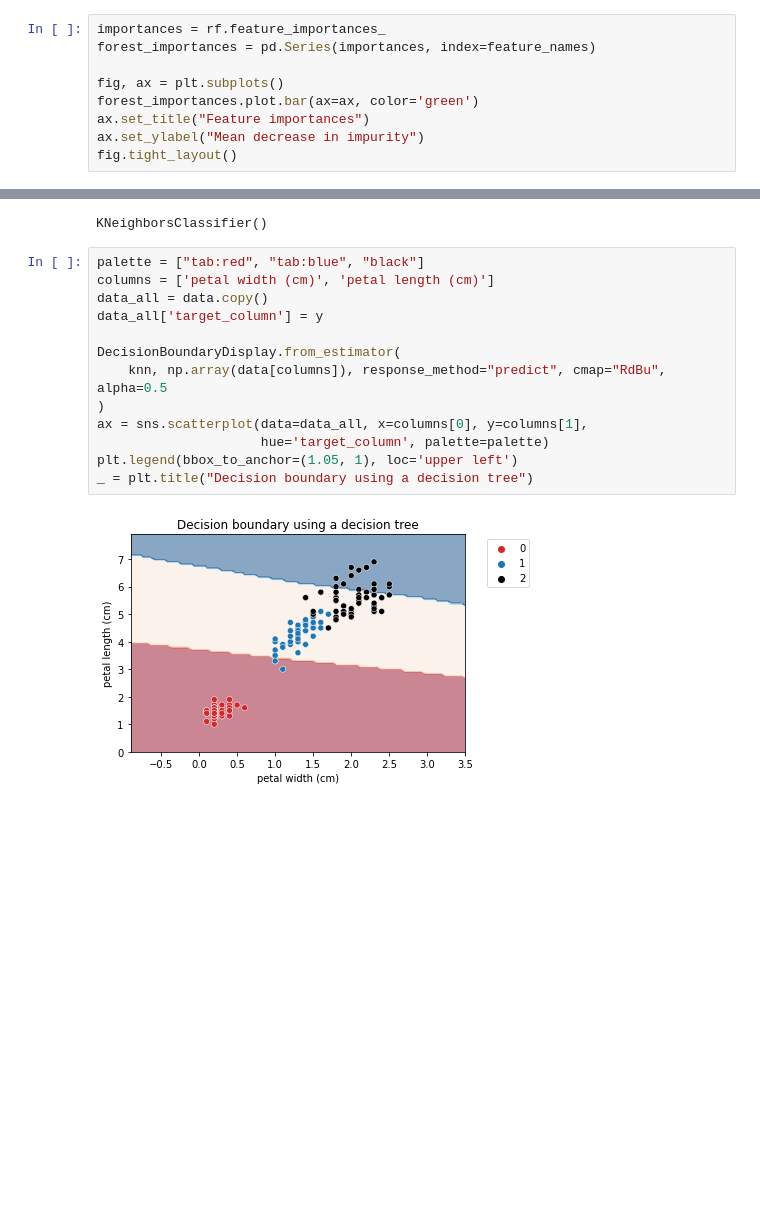
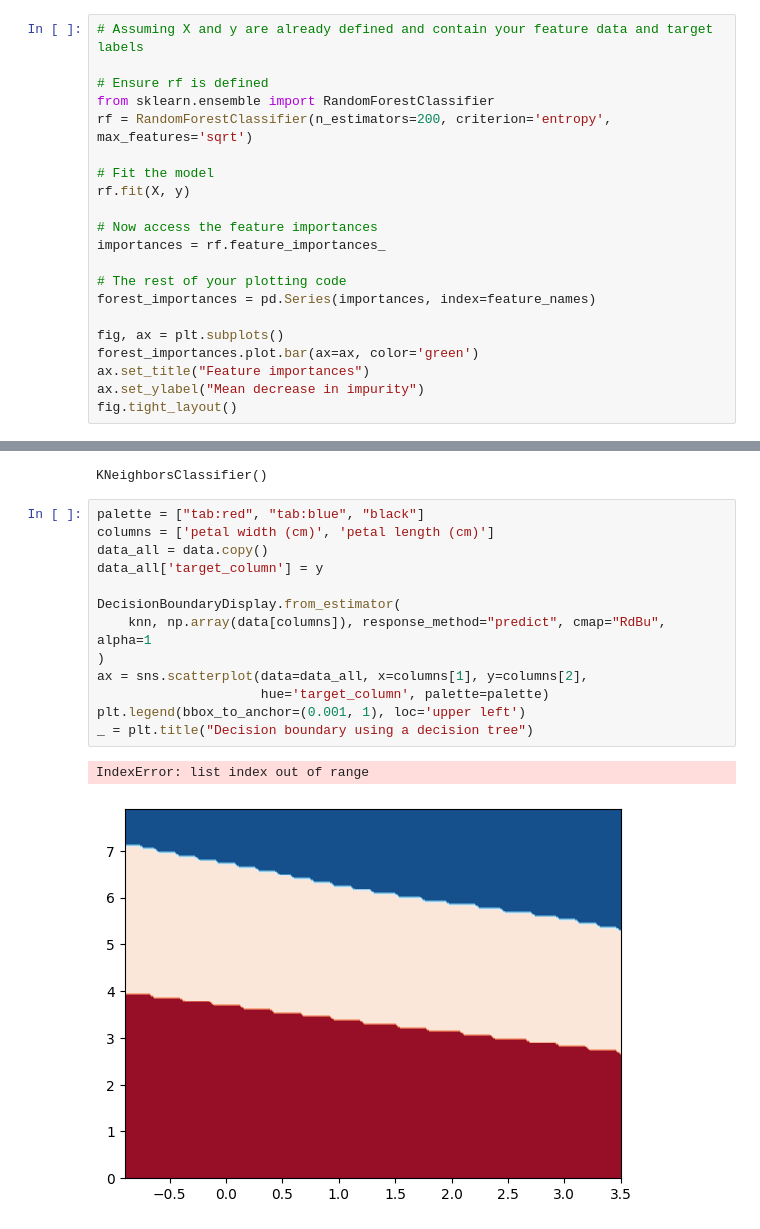
Before and after one commit to Guadalescano/Curso-Data-Science, a Jupyter notebook: Notebook_15.ipynb, the cells around one changed output, grey strips where cells are left out. Cells and saved outputs as stored; diff of their text form; blank space fills up the shorter version.

```diff
--- a/Notebook_15.ipynb
+++ b/Notebook_15.ipynb
@@ -81,5 +86,17 @@ Image(filename = 'tree.png')
 # %%
+# Assuming X and y are already defined and contain your feature data and target labels
+
+# Ensure rf is defined
+from sklearn.ensemble import RandomForestClassifier
+rf = RandomForestClassifier(n_estimators=200, criterion='entropy', max_features='sqrt')
+
+# Fit the model
+rf.fit(X, y)
+
+# Now access the feature importances
 importances = rf.feature_importances_
+
+# The rest of your plotting code
 forest_importances = pd.Series(importances, index=feature_names)
 
 fig, ax = plt.subplots()
@@ -160,15 +177,16 @@ KNeighborsClassifier()
 # %%
 palette = ["tab:red", "tab:blue", "black"]
 columns = ['petal width (cm)', 'petal length (cm)']
 data_all = data.copy()
 data_all['target_column'] = y
 
 DecisionBoundaryDisplay.from_estimator(
-    knn, np.array(data[columns]), response_method="predict", cmap="RdBu", alpha=0.5
+    knn, np.array(data[columns]), response_method="predict", cmap="RdBu", alpha=1
 )
-ax = sns.scatterplot(data=data_all, x=columns[0], y=columns[1],
+ax = sns.scatterplot(data=data_all, x=columns[1], y=columns[2],
                      hue='target_column', palette=palette)
-plt.legend(bbox_to_anchor=(1.05, 1), loc='upper left')
+plt.legend(bbox_to_anchor=(0.001, 1), loc='upper left')
 _ = plt.title("Decision boundary using a decision tree")
 # %% [output]
+IndexError: list index out of range
-[figure, old version]
+[figure, new version]
```
Also changed, not shown: parts of 6 cells of this notebook.
